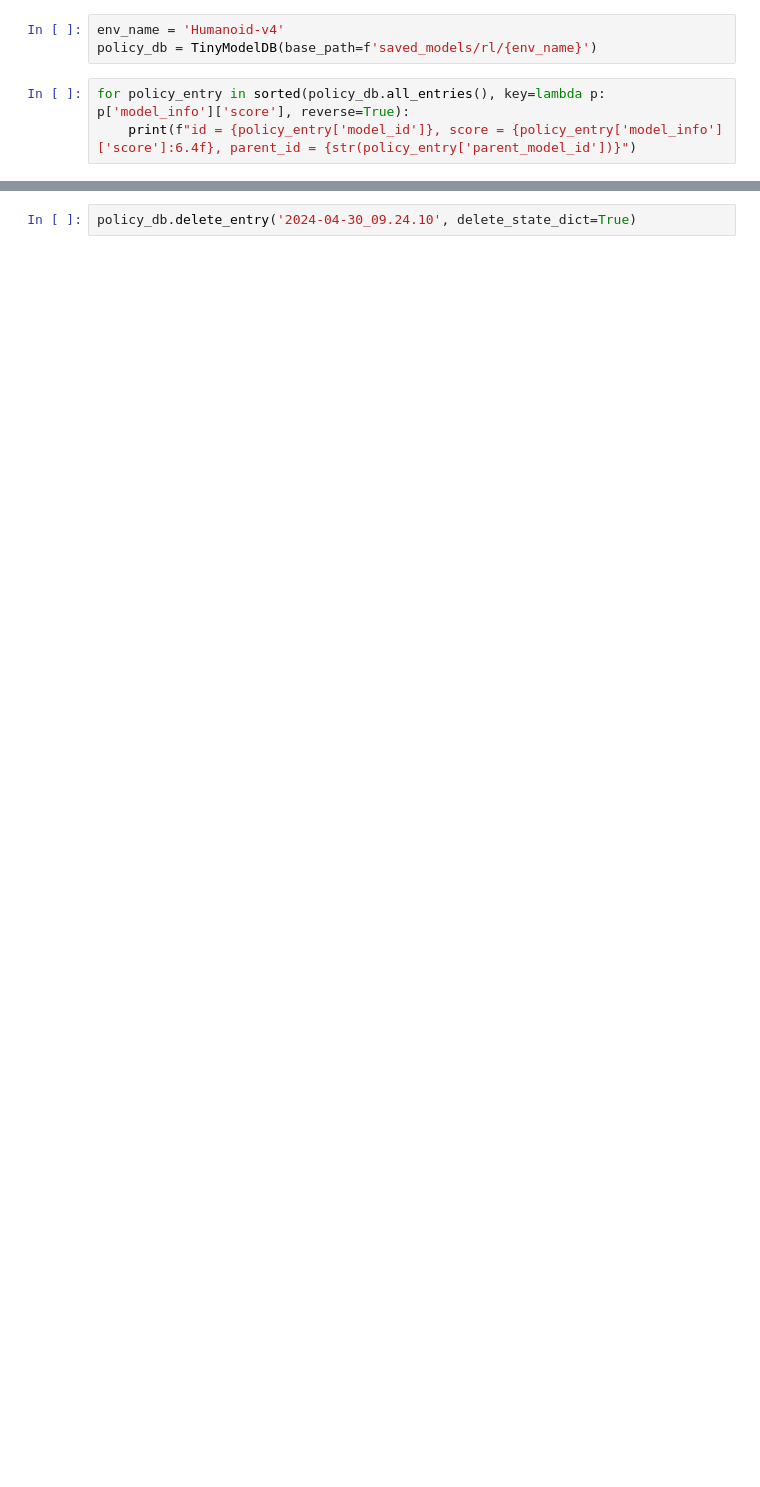
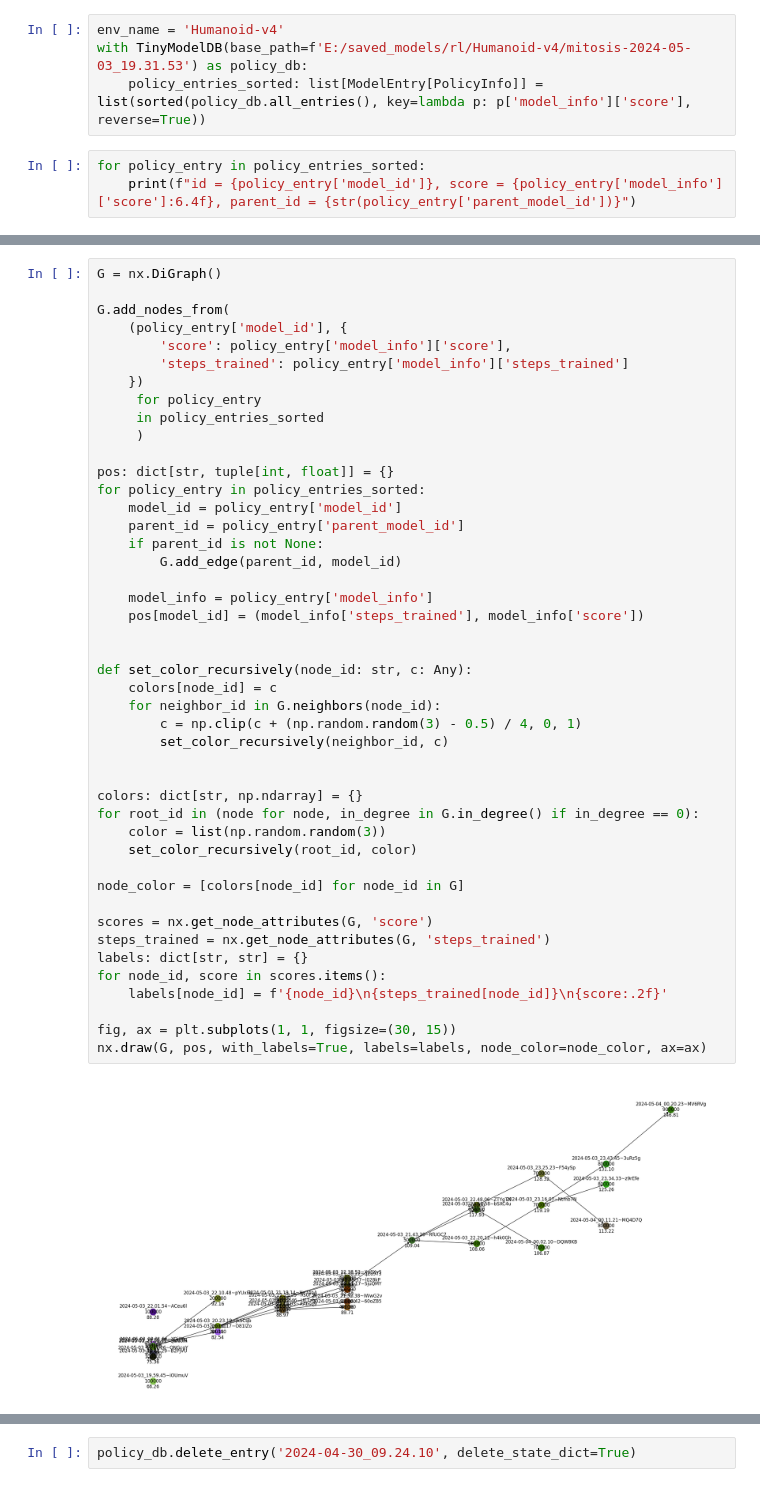
Before and after one commit to brn-dev/pytorch-repository, a Jupyter notebook: policy_db_querying.ipynb, the cells around one changed output, grey strips where cells are left out. Saved outputs shown, nothing was run; the diff lists cells and outputs as text; blank space fills up the shorter version.

Commit message:
work on policy mitosis

```diff
--- a/policy_db_querying.ipynb
+++ b/policy_db_querying.ipynb
@@ -3,6 +12,7 @@ from src.model_db.tiny_model_db import TinyModelDB
 # %%
 env_name = 'Humanoid-v4'
-policy_db = TinyModelDB(base_path=f'saved_models/rl/{env_name}')
+with TinyModelDB(base_path=f'E:/saved_models/rl/Humanoid-v4/mitosis-2024-05-03_19.31.53') as policy_db:
+    policy_entries_sorted: list[ModelEntry[PolicyInfo]] = list(sorted(policy_db.all_entries(), key=lambda p: p['model_info']['score'], reverse=True))
 # %%
-for policy_entry in sorted(policy_db.all_entries(), key=lambda p: p['model_info']['score'], reverse=True):
+for policy_entry in policy_entries_sorted:
     print(f"id = {policy_entry['model_id']}, score = {policy_entry['model_info']['score']:6.4f}, parent_id = {str(policy_entry['parent_model_id'])}")
@@ -9,3 +37,50 @@ for policy_entry in sorted(policy_db.all_entries(), key=lambda p: p['model_info'
+# %%
+G = nx.DiGraph()
+
+G.add_nodes_from(
+    (policy_entry['model_id'], {
+        'score': policy_entry['model_info']['score'],
+        'steps_trained': policy_entry['model_info']['steps_trained']
+    })
+     for policy_entry
+     in policy_entries_sorted
+     )
+
+pos: dict[str, tuple[int, float]] = {}
+for policy_entry in policy_entries_sorted:
+    model_id = policy_entry['model_id']
+    parent_id = policy_entry['parent_model_id']
+    if parent_id is not None:
+        G.add_edge(parent_id, model_id)
+
+    model_info = policy_entry['model_info']
+    pos[model_id] = (model_info['steps_trained'], model_info['score'])
+
+
+def set_color_recursively(node_id: str, c: Any):
+    colors[node_id] = c
+    for neighbor_id in G.neighbors(node_id):
+        c = np.clip(c + (np.random.random(3) - 0.5) / 4, 0, 1)
+        set_color_recursively(neighbor_id, c)
+
+
+colors: dict[str, np.ndarray] = {}
+for root_id in (node for node, in_degree in G.in_degree() if in_degree == 0):
+    color = list(np.random.random(3))
+    set_color_recursively(root_id, color)
+
+node_color = [colors[node_id] for node_id in G]
+
+scores = nx.get_node_attributes(G, 'score')
+steps_trained = nx.get_node_attributes(G, 'steps_trained')
+labels: dict[str, str] = {}
+for node_id, score in scores.items():
+    labels[node_id] = f'{node_id}\n{steps_trained[node_id]}\n{score:.2f}'
+
+fig, ax = plt.subplots(1, 1, figsize=(30, 15))
+nx.draw(G, pos, with_labels=True, labels=labels, node_color=node_color, ax=ax)
+# %% [output]
+[figure, added]
 # %%
 model_id = '2024-04-30_22.08.06'
 
```
Also changed, not shown: parts of 4 cells of this notebook, 8 other files.
